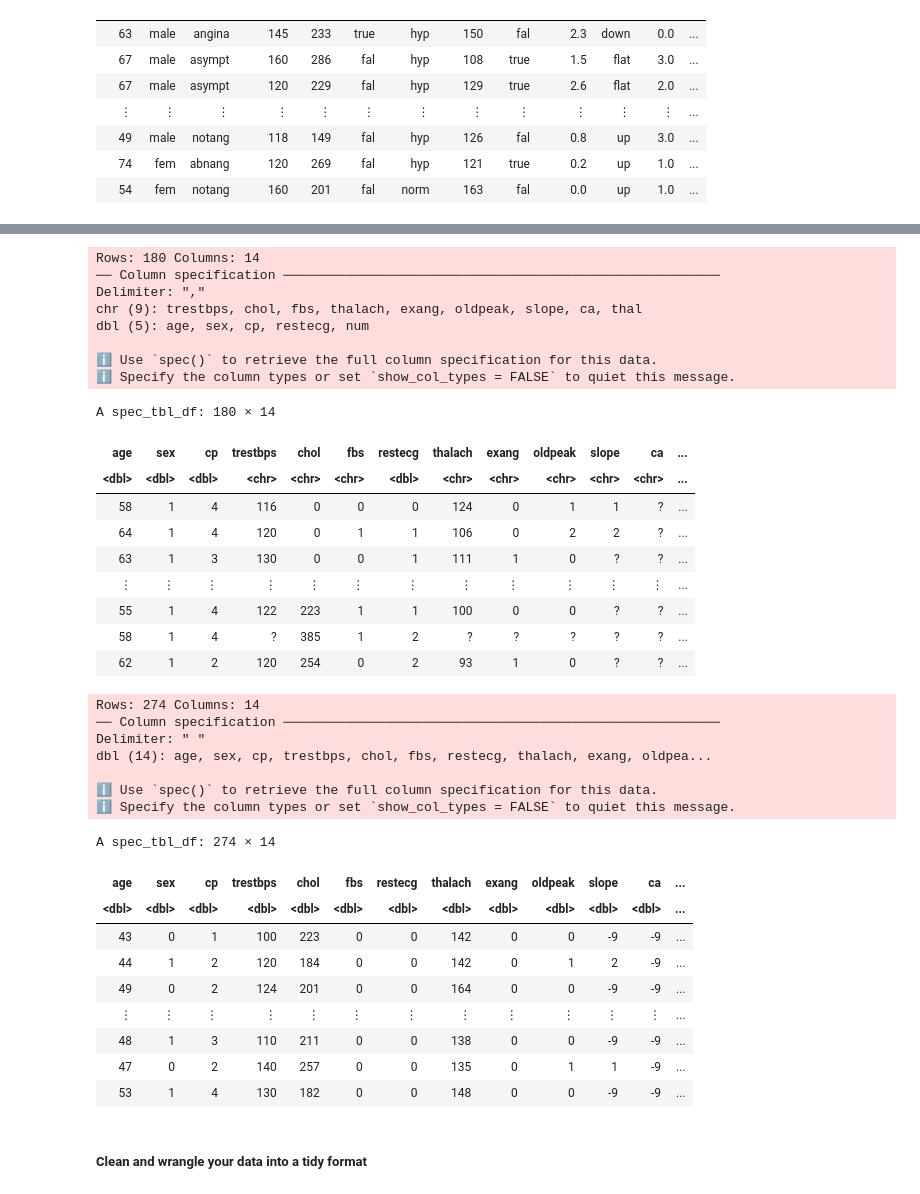
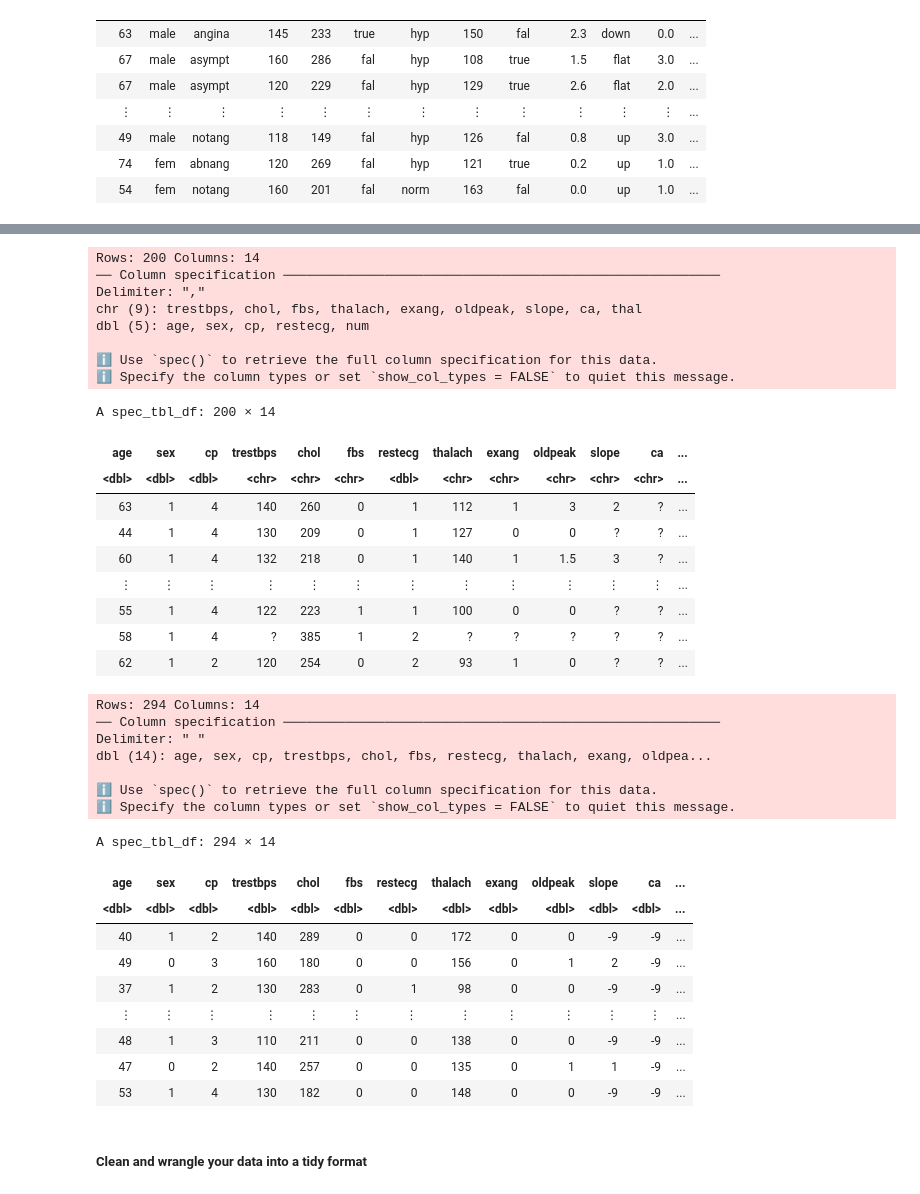
Before and after one commit to TheSkiffle/group_project_ds_2024, a Jupyter notebook: group_project_proposal.ipynb, the cells around one changed output, grey strips where cells are left out. Drawn from its saved outputs; the diff is of its cells as text; code cells hidden in the pictures.

```diff
--- a/group_project_proposal.ipynb
+++ b/group_project_proposal.ipynb
@@ -129,10 +129,10 @@ A spec_tbl_df: 103 × 14
 | 73 | 0 | 3 | 160 | 0 | 0 | 1 | 121 | 0 | 0 | 1 | ? | ... |
 | 74 | 1 | 2 | 145 | 0 | ? | 1 | 123 | 0 | 1.3 | 1 | ? | ... |
 # %%
-processed_va_data <- read_delim("Data/processed.va.data", skip = 20, col_names = c("age", "sex", "cp", "trestbps", "chol", "fbs", "restecg", "thalach", "exang", "oldpeak", "slope", "ca", "thal", "num"))
+processed_va_data <- read_delim("Data/processed.va.data", col_names = c("age", "sex", "cp", "trestbps", "chol", "fbs", "restecg", "thalach", "exang", "oldpeak", "slope", "ca", "thal", "num"))
 processed_va_data
 # %% [output]
-Rows: 180 Columns: 14
+Rows: 200 Columns: 14
 ── Column specification ────────────────────────────────────────────────────────
 Delimiter: ","
 chr (9): trestbps, chol, fbs, thalach, exang, oldpeak, slope, ca, thal
@@ -140,33 +140,33 @@ dbl (5): age, sex, cp, restecg, num
 
 ℹ Use `spec()` to retrieve the full column specification for this data.
 ℹ Specify the column types or set `show_col_types = FALSE` to quiet this message.
-A spec_tbl_df: 180 × 14
+A spec_tbl_df: 200 × 14
 | age | sex | cp | trestbps | chol | fbs | restecg | thalach | exang | oldpeak | slope | ca | ... |
 | <dbl> | <dbl> | <dbl> | <chr> | <chr> | <chr> | <dbl> | <chr> | <chr> | <chr> | <chr> | <chr> | ... |
-| 58 | 1 | 4 | 116 | 0 | 0 | 0 | 124 | 0 | 1 | 1 | ? | ... |
-| 64 | 1 | 4 | 120 | 0 | 1 | 1 | 106 | 0 | 2 | 2 | ? | ... |
-| 63 | 1 | 3 | 130 | 0 | 0 | 1 | 111 | 1 | 0 | ? | ? | ... |
+| 63 | 1 | 4 | 140 | 260 | 0 | 1 | 112 | 1 | 3 | 2 | ? | ... |
+| 44 | 1 | 4 | 130 | 209 | 0 | 1 | 127 | 0 | 0 | ? | ? | ... |
+| 60 | 1 | 4 | 132 | 218 | 0 | 1 | 140 | 1 | 1.5 | 3 | ? | ... |
 | ⋮ | ⋮ | ⋮ | ⋮ | ⋮ | ⋮ | ⋮ | ⋮ | ⋮ | ⋮ | ⋮ | ⋮ | ... |
 | 55 | 1 | 4 | 122 | 223 | 1 | 1 | 100 | 0 | 0 | ? | ? | ... |
 | 58 | 1 | 4 | ? | 385 | 1 | 2 | ? | ? | ? | ? | ? | ... |
 | 62 | 1 | 2 | 120 | 254 | 0 | 2 | 93 | 1 | 0 | ? | ? | ... |
 # %%
-reprocessed_hungarian_data <- read_delim("Data/reprocessed.hungarian.data", skip = 20, col_names = c("age", "sex", "cp", "trestbps", "chol", "fbs", "restecg", "thalach", "exang", "oldpeak", "slope", "ca", "thal", "num"))
+reprocessed_hungarian_data <- read_delim("Data/reprocessed.hungarian.data", col_names = c("age", "sex", "cp", "trestbps", "chol", "fbs", "restecg", "thalach", "exang", "oldpeak", "slope", "ca", "thal", "num"))
 reprocessed_hungarian_data
 # %% [output]
-Rows: 274 Columns: 14
+Rows: 294 Columns: 14
 ── Column specification ────────────────────────────────────────────────────────
 Delimiter: " "
 dbl (14): age, sex, cp, trestbps, chol, fbs, restecg, thalach, exang, oldpea...
 
 ℹ Use `spec()` to retrieve the full column specification for this data.
 ℹ Specify the column types or set `show_col_types = FALSE` to quiet this message.
-A spec_tbl_df: 274 × 14
+A spec_tbl_df: 294 × 14
 | age | sex | cp | trestbps | chol | fbs | restecg | thalach | exang | oldpeak | slope | ca | ... |
 | <dbl> | <dbl> | <dbl> | <dbl> | <dbl> | <dbl> | <dbl> | <dbl> | <dbl> | <dbl> | <dbl> | <dbl> | ... |
-| 43 | 0 | 1 | 100 | 223 | 0 | 0 | 142 | 0 | 0 | -9 | -9 | ... |
-| 44 | 1 | 2 | 120 | 184 | 0 | 0 | 142 | 0 | 1 | 2 | -9 | ... |
-| 49 | 0 | 2 | 124 | 201 | 0 | 0 | 164 | 0 | 0 | -9 | -9 | ... |
+| 40 | 1 | 2 | 140 | 289 | 0 | 0 | 172 | 0 | 0 | -9 | -9 | ... |
+| 49 | 0 | 3 | 160 | 180 | 0 | 0 | 156 | 0 | 1 | 2 | -9 | ... |
+| 37 | 1 | 2 | 130 | 283 | 0 | 1 | 98 | 0 | 0 | -9 | -9 | ... |
 | ⋮ | ⋮ | ⋮ | ⋮ | ⋮ | ⋮ | ⋮ | ⋮ | ⋮ | ⋮ | ⋮ | ⋮ | ... |
 | 48 | 1 | 3 | 110 | 211 | 0 | 0 | 138 | 0 | 0 | -9 | -9 | ... |
 | 47 | 0 | 2 | 140 | 257 | 0 | 0 | 135 | 0 | 1 | 1 | -9 | ... |
```
Also changed, not shown: parts of 3 cells of this notebook.
